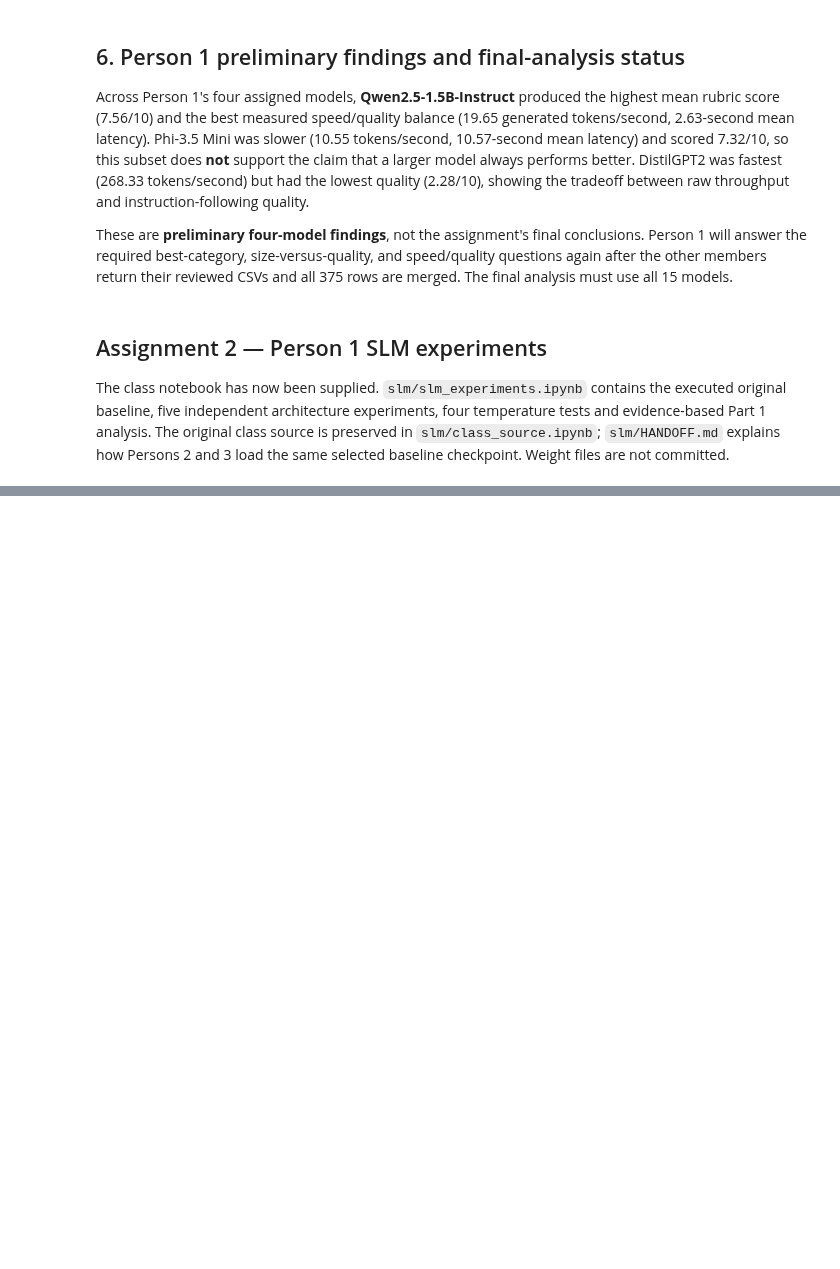
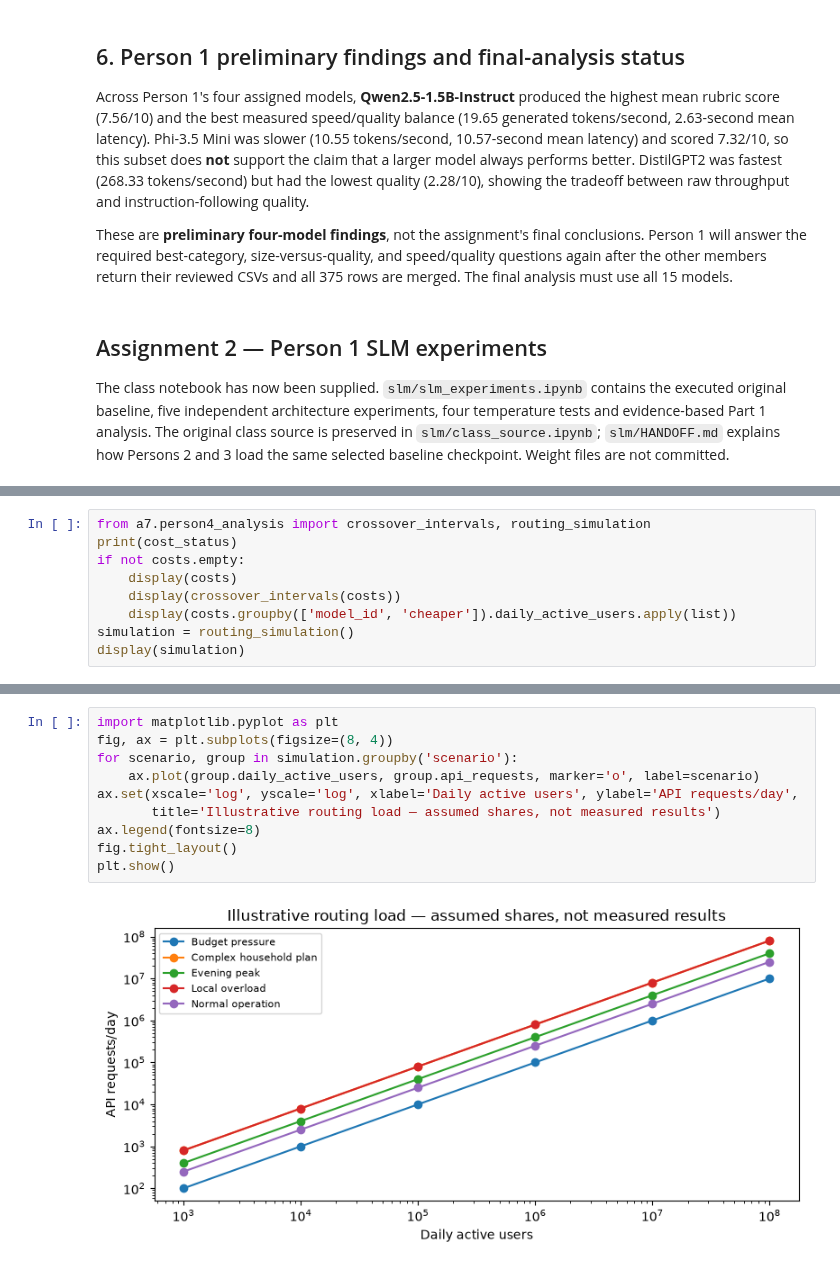
Before and after one commit to HestiaaAI/12_HestiaaAI, a Jupyter notebook: a7/multi_model_system.ipynb, the cells around one changed output, grey strips where cells are left out. Cells and saved outputs as stored; diff of their text form; blank space fills up the shorter version.

Commit message:
Add Person 4 routing design, benchmark evidence and comparison notebooks

```diff
--- a/a7/multi_model_system.ipynb
+++ b/a7/multi_model_system.ipynb
@@ -208,0 +286,9 @@ load the same selected baseline checkpoint. Weight files are not committed.
+# %%
+from a7.person4_analysis import crossover_intervals, routing_simulation
+print(cost_status)
+if not costs.empty:
+    display(costs)
+    display(crossover_intervals(costs))
+    display(costs.groupby(['model_id', 'cheaper']).daily_active_users.apply(list))
+simulation = routing_simulation()
+display(simulation)
@@ -208,0 +314,12 @@ load the same selected baseline checkpoint. Weight files are not committed.
+# %%
+import matplotlib.pyplot as plt
+fig, ax = plt.subplots(figsize=(8, 4))
+for scenario, group in simulation.groupby('scenario'):
+    ax.plot(group.daily_active_users, group.api_requests, marker='o', label=scenario)
+ax.set(xscale='log', yscale='log', xlabel='Daily active users', ylabel='API requests/day',
+       title='Illustrative routing load — assumed shares, not measured results')
+ax.legend(fontsize=8)
+fig.tight_layout()
+plt.show()
+# %% [output]
+[figure, added]
```
Also changed, not shown: parts of 8 cells of this notebook, 23 other files.
